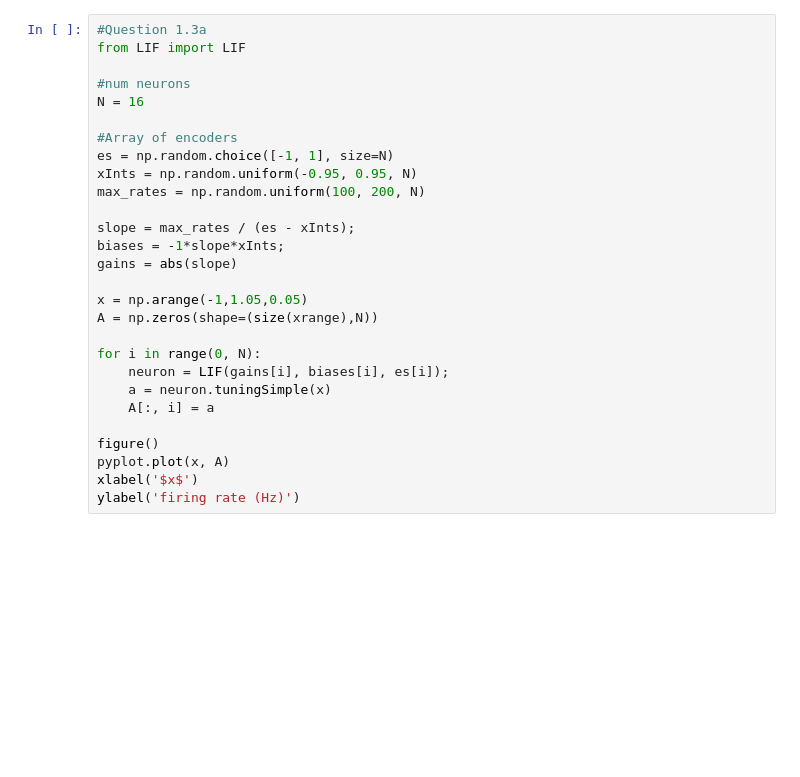
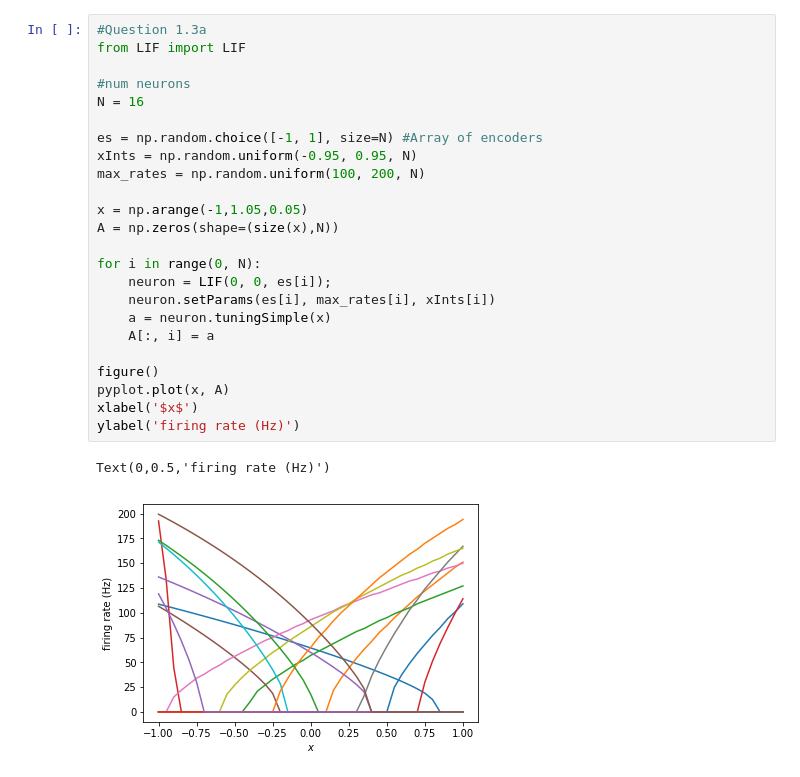
Before and after one commit to parsatorb/SYDE-556, a Jupyter notebook: BasicRepresentation.ipynb, the cells around one changed output. Cells and saved outputs as stored; diff of their text form; blank space fills up the shorter version.

```diff
--- a/BasicRepresentation.ipynb
+++ b/BasicRepresentation.ipynb
@@ -72,28 +166,27 @@ RMSE 0.00323005
 # %%
 #Question 1.3a
 from LIF import LIF
 
 #num neurons
 N = 16
 
-#Array of encoders
-es = np.random.choice([-1, 1], size=N)
+es = np.random.choice([-1, 1], size=N) #Array of encoders
 xInts = np.random.uniform(-0.95, 0.95, N)
 max_rates = np.random.uniform(100, 200, N)
 
-slope = max_rates / (es - xInts);
-biases = -1*slope*xInts;
-gains = abs(slope)
-
 x = np.arange(-1,1.05,0.05)
-A = np.zeros(shape=(size(xrange),N))
+A = np.zeros(shape=(size(x),N))
 
 for i in range(0, N):
-    neuron = LIF(gains[i], biases[i], es[i]);
+    neuron = LIF(0, 0, es[i]);
+    neuron.setParams(es[i], max_rates[i], xInts[i])
     a = neuron.tuningSimple(x)
     A[:, i] = a
 
 figure()
 pyplot.plot(x, A)
 xlabel('$x$')
 ylabel('firing rate (Hz)')
+# %% [output]
+Text(0,0.5,'firing rate (Hz)')
+[figure, added]
```
Also changed, not shown: parts of 9 cells of this notebook, 3 other files.
